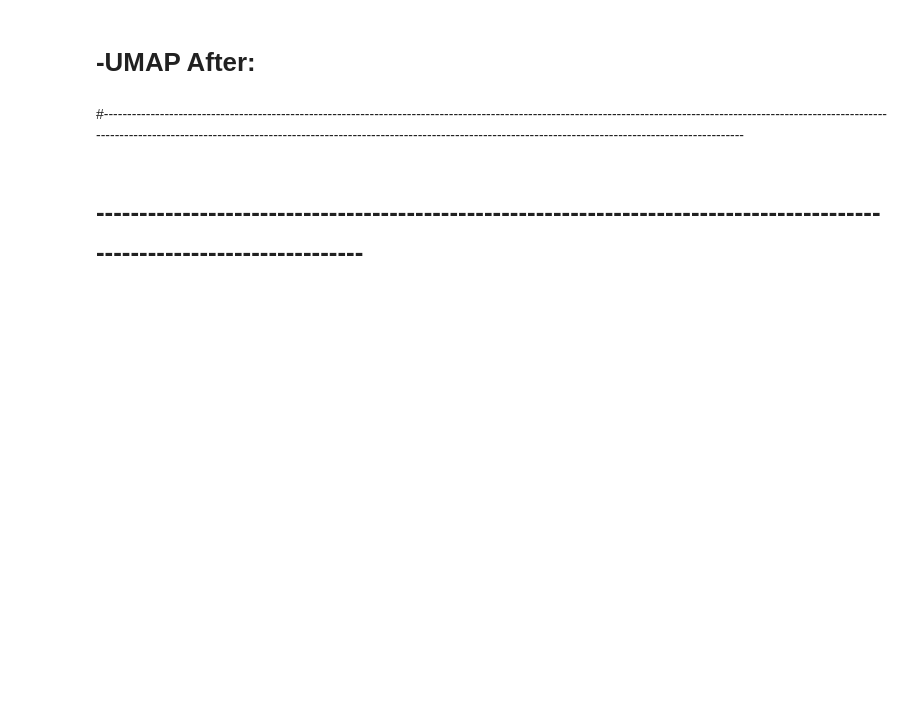
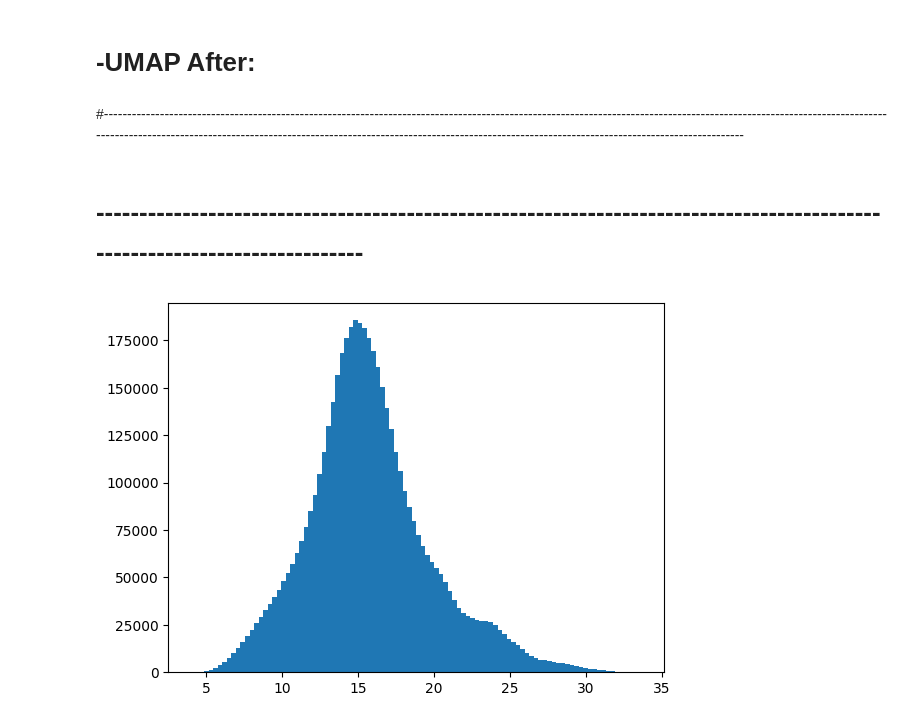
Before and after one commit to TomW000/DINOPsd, a Jupyter notebook: src/classification_pipeline.ipynb, the cells around one changed output. Drawn from its saved outputs; the diff is of its cells as text; code cells hidden in the pictures; blank space fills up the shorter version.

Commit message:
Sorted issues wrt dataset

```diff
--- a/src/classification_pipeline.ipynb
+++ b/src/classification_pipeline.ipynb
@@ -474,16 +474,20 @@ feat_dim = 384
 
 REFS = torch.load(os.path.join(embeddings_path, 'small_mean_ref_518_Aug=False_k=10.pt'), weights_only=False)
 
-EMBEDDINGS = torch.load(os.path.join(embeddings_path, 'small_dataset_embs_518.pt'))
-EMBEDDINGS = torch.cat(EMBEDDINGS).reshape(-1, feat_dim)
+_EMBEDDINGS = torch.load(os.path.join(embeddings_path, 'small_dataset_embs_518.pt'))
+EMBEDDINGS=[]
+for e in _EMBEDDINGS:
+    EMBEDDINGS.extend(e.reshape(-1, feat_dim))
 
-similarity_matrix = euclidean_distances(REFS, EMBEDDINGS)
+similarity_matrix = euclidean_distances(np.mean(REFS, axis=0)[None], EMBEDDINGS)
 
-l=[]
-for i in range(similarity_matrix.shape[1]):
-    l.append(np.mean(similarity_matrix[:,i]))
+#l=[]
+#for i in range(similarity_matrix.shape[1]):
+#    l.append(np.mean(similarity_matrix[:,i]))
 
-#flattened_matrix = similarity_matrix.ravel()
+flattened_matrix = similarity_matrix.ravel()
 # %%
-plt.hist(l, bins=100)
+plt.hist(flattened_matrix, bins=100)
 plt.show()
+# %% [output]
+[figure, added]
```
Also changed, not shown: parts of 4 cells of this notebook, 4 other files.
